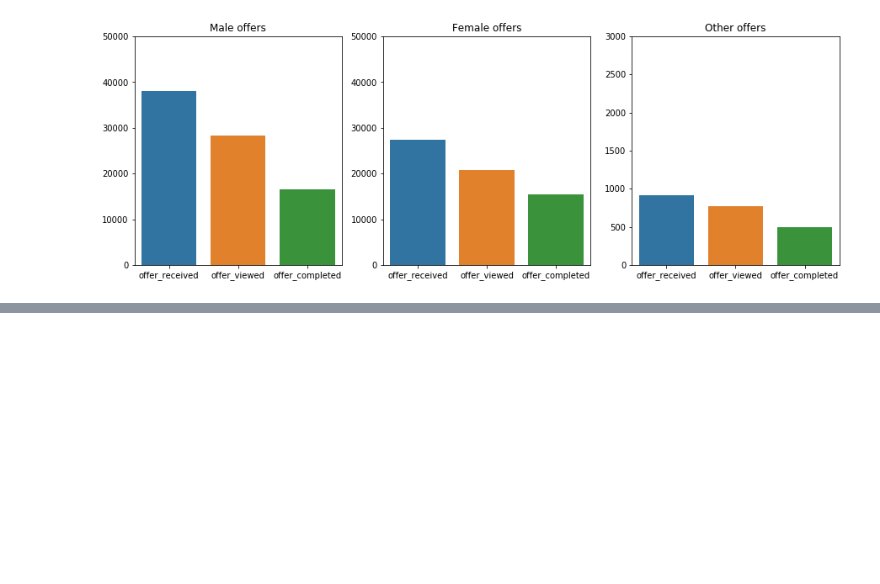
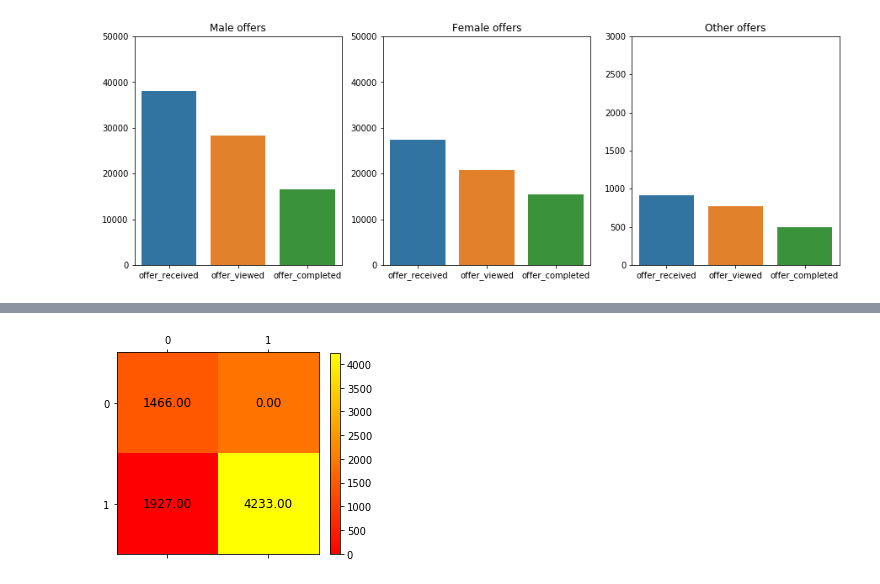
Before and after one commit to KWeselski/Starbucks_Capstone, a Jupyter notebook: Analysis_data.ipynb, the cells around one changed output, grey strips where cells are left out. Cells and saved outputs as stored; diff of their text form; code cells hidden in the pictures; blank space fills up the shorter version.

```diff
--- a/Analysis_data.ipynb
+++ b/Analysis_data.ipynb
@@ -483,0 +511,13 @@ portfolio_df
+# %%
+from sklearn.preprocessing import MinMaxScaler, StandardScaler
+
+scaler = StandardScaler()
+norm = MinMaxScaler()
+
+income_scal = scaler.fit_transform(final_df[['income']])
+member_scal = scaler.fit_transform(final_df[['membership_days']])
+age = norm.fit_transform(final_df[['age']])
+# %%
+final_df['income'] = income_scal
+final_df['membership_days'] = member_scal
+final_df['age'] = age
@@ -483,0 +540,12 @@ portfolio_df
+# %%
+final_df_x = final_df.iloc[:,1:]
+final_df_y = final_df.iloc[:,0]
+# %%
+from sklearn.model_selection import train_test_split
+from sklearn.naive_bayes import GaussianNB
+
+
+X_train, X_test, y_train, y_test = train_test_split(final_df_x,final_df_y, test_size=0.2, random_state=0)
+clf = GaussianNB()
+clf.fit(X_train, y_train)
+y_pred = clf.predict(X_test)
@@ -483,0 +564,14 @@ portfolio_df
+# %%
+from sklearn.metrics import confusion_matrix
+import matplotlib.pyplot as plt
+
+
+cm = confusion_matrix(y_test,y_pred)
+img = plt.matshow(cm, cmap=plt.cm.autumn)
+plt.colorbar(img, fraction=0.045)
+for x in range(cm.shape[0]):
+    for y in range(cm.shape[1]):
+        plt.text(x,y, "%0.2f" %cm[x,y], size=12, color='black', ha='center', va='center')
+plt.show()
+# %% [output]
+[figure, added]
```
Also changed, not shown: parts of 47 cells of this notebook.
